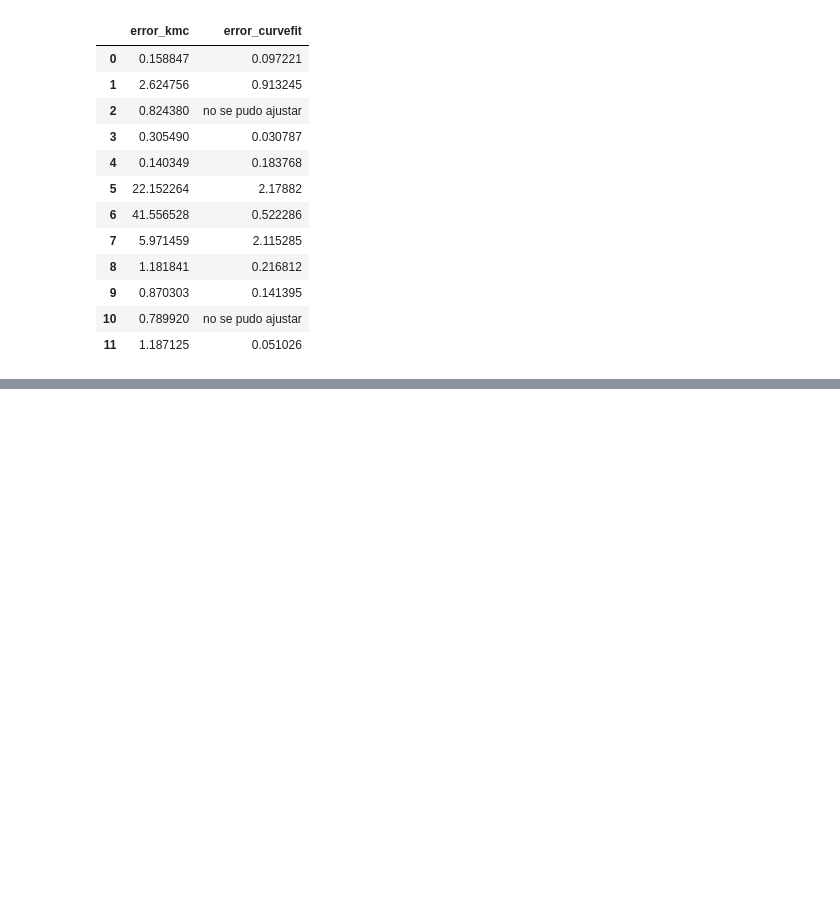
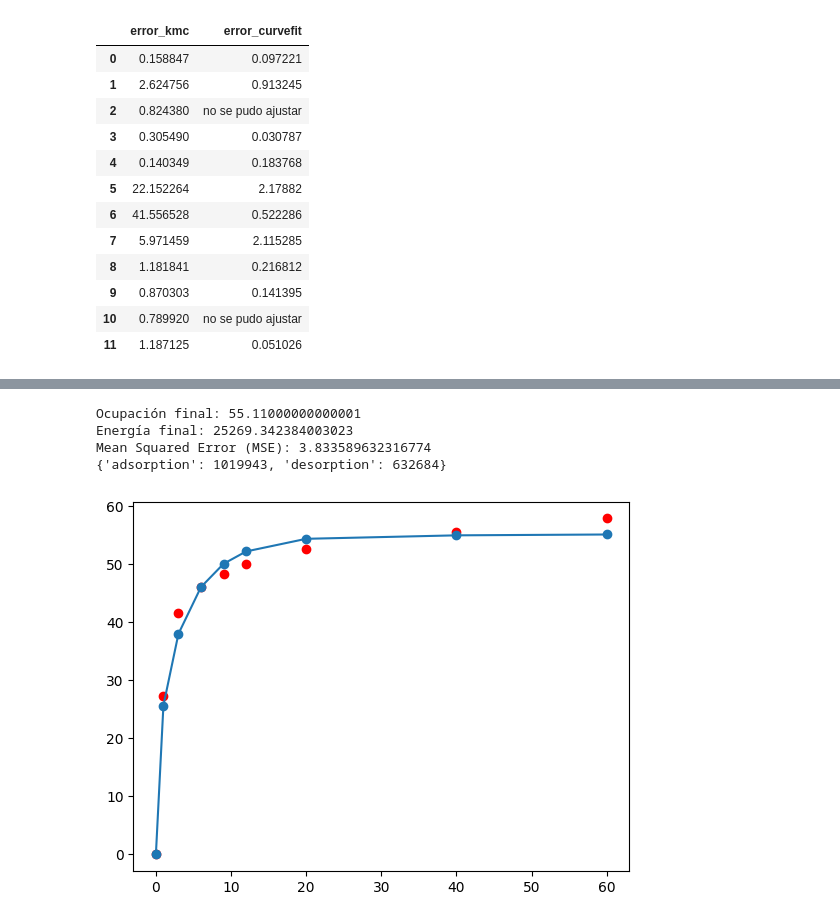
Before and after one commit to hernansalinas/00_TrabajoGradoGerman, a Jupyter notebook: Codes/kMC ordenado/ajustes_all.ipynb, the cells around one changed output, grey strips where cells are left out. Drawn from its saved outputs; the diff is of its cells as text; code cells hidden in the pictures; blank space fills up the shorter version.

```diff
--- a/Codes/kMC ordenado/ajustes_all.ipynb
+++ b/Codes/kMC ordenado/ajustes_all.ipynb
@@ -686,43 +700,34 @@ errores_df
 # %%
 
 processes = {
-    "adsorption": {"e_ads": e_ads[i], "e_int_abs": e_int_abs[i]},
-    "desorption": {"e_des": e_des[i], "e_int_des": e_int_des[i]},
-    "diffusion": {"e_diff": e_diff[i], "e_int_diff": e_int_diff[i]}
+    "adsorption": {"e_ads": 0.043, "e_int_abs": 0.032714},
+    "desorption": {"e_des": 0.272000, "e_int_des": -0.034},
 }
 T = 300
 time_array = np.array([0, 1, 3, 6, 9, 12, 20, 40, 60])
-lattice_size = 700
+lattice_size = 600
 
 # Elegí la red: Square o Hexagonal
 lattice = HexagonalLattice(size=lattice_size)  # o HexagonalLattice(size=10)
 
 # Crear y correr el modelo
 kmc = KineticMonteCarlo(lattice=lattice, T=T, processes=processes, time_array=time_array)
 occupancy = kmc.run_simulation()
 
 # Ver resultados básicos
 print("Ocupación final:", occupancy[time_array[-1]])
 print("Energía final:", kmc.calculate_total_energy())
 
 
 simulated_data = occupancy.values()
 plt.plot(time_array,simulated_data, marker='o', label='Simulation data')
-plt.scatter(time_array, data.iloc[0, :9].to_numpy(),color = 'red', label='Experimental data')
-mse = np.mean((data.iloc[0, :9].to_numpy() - np.array(list(simulated_data))) ** 2)
+plt.scatter(time_array, data.iloc[5, :9].to_numpy(),color = 'red', label='Experimental data')
+mse = np.mean((data.iloc[5, :9].to_numpy() - np.array(list(simulated_data))) ** 2)
 print(f"Mean Squared Error (MSE): {mse}")
 print(kmc.events_count)
-
-# Cálculo de residuos
-residuos = np.array(list(simulated_data)) - data.iloc[0, :9].to_numpy()
-
-# Gráfico de residuos
-plt.figure(figsize=(10, 5))
-plt.axhline(0, color='red', linestyle='--', linewidth=1)
-plt.plot(time_array, residuos, marker='o', linestyle='-', label='Residuos')
-plt.title('Gráfico de residuos')
-plt.xlabel('x')
-plt.ylabel('Residuo (real - predicho)')
-plt.legend()
-plt.grid(True)
-plt.show()
+# %% [output]
+Ocupación final: 55.11000000000001
+Energía final: 25269.342384003023
+Mean Squared Error (MSE): 3.833589632316774
+{'adsorption': 1019943, 'desorption': 632684}
+[figure, added]
```
Also changed, not shown: parts of 4 cells of this notebook, 1 other file.
